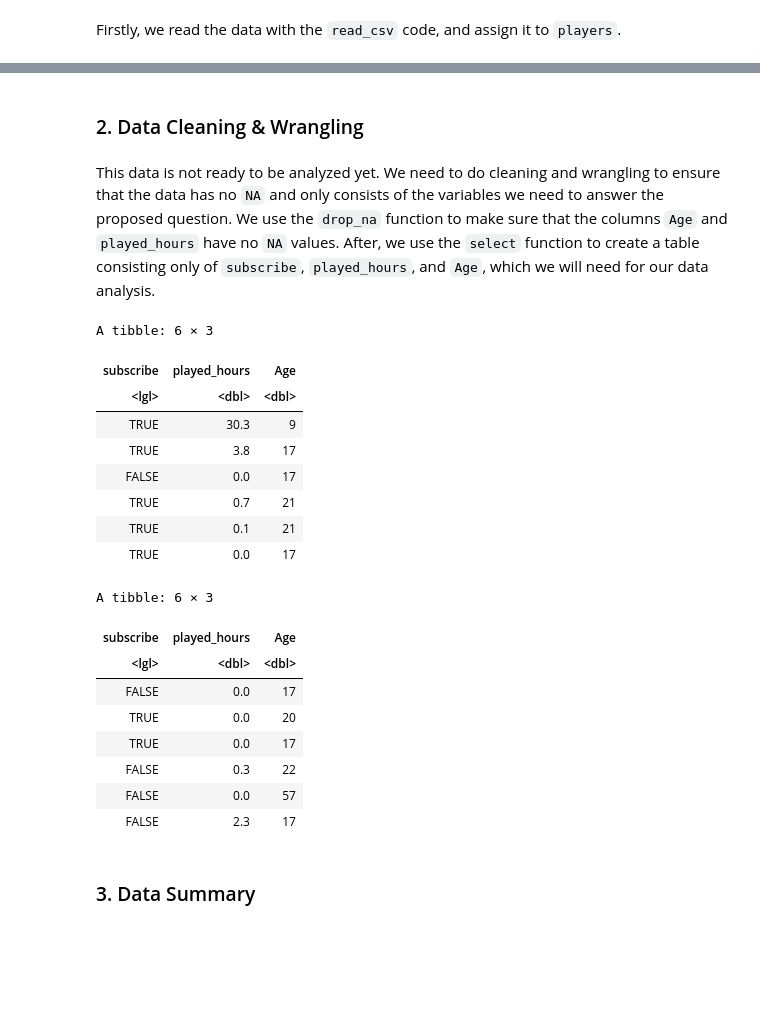
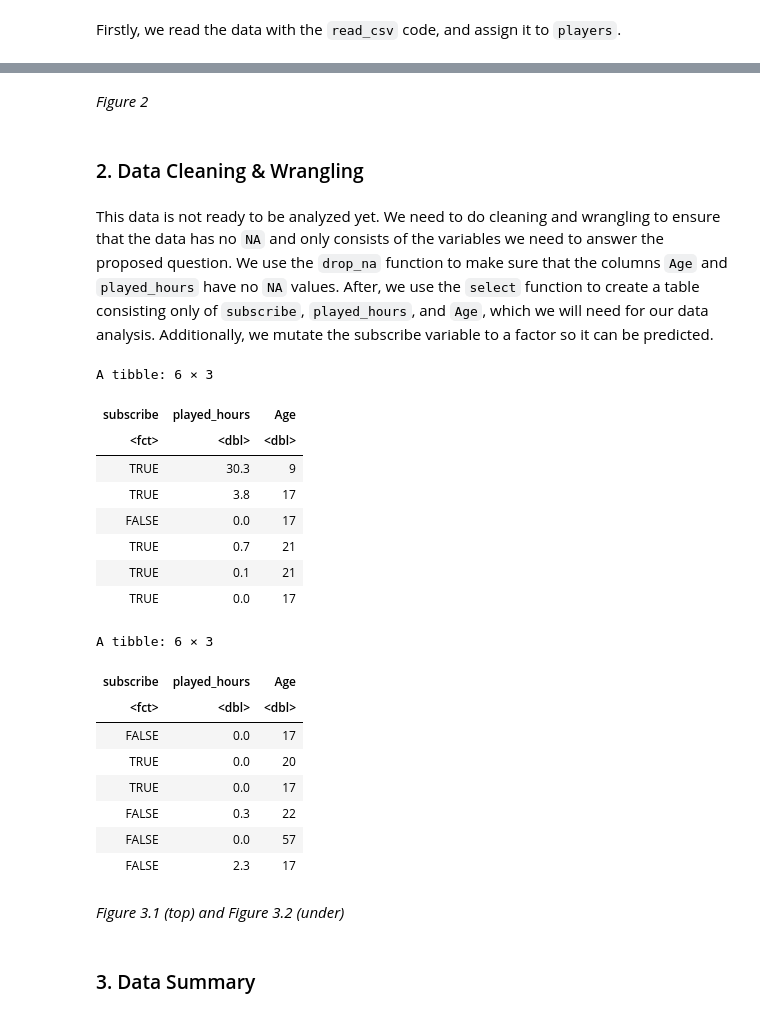
Before and after one commit to calebriggsby/DSCI100FinalProject, a Jupyter notebook: GROUP PROJECT.ipynb, the cells around one changed output, grey strips where cells are left out. Cells and saved outputs as stored; diff of their text form; code cells hidden in the pictures; blank space fills up the shorter version.

Commit message:
Completed data analysis

```diff
--- a/GROUP PROJECT.ipynb
+++ b/GROUP PROJECT.ipynb
@@ -69,21 +92,24 @@ A spec_tbl_df: 196 × 7
 | Amateur | FALSE | d572f391d452b76ea2d7e5e53a3d38bfd... | 0.0 | Dylan | Prefer not to say | 57 |
 | Amateur | FALSE | f19e136ddde68f365afc860c725ccff54... | 2.3 | Harlow | Male | 17 |
 | Pro | TRUE | d9473710057f7d42f36570f0be83817a4... | 0.2 | Ahmed | Other | NA |
+# %% [markdown]
+*Figure 2*
 # %% [markdown]
 ### 2. Data Cleaning & Wrangling
 # %% [markdown]
-This data is not ready to be analyzed yet. We need to do cleaning and wrangling to ensure that the data has no `NA` and only consists of the variables we need to answer the proposed question. We use the `drop_na` function to make sure that the columns `Age` and `played_hours` have no `NA` values. After, we use the `select` function to create a table consisting only of `subscribe`, `played_hours`, and `Age`, which we will need for our data analysis.
+This data is not ready to be analyzed yet. We need to do cleaning and wrangling to ensure that the data has no `NA` and only consists of the variables we need to answer the proposed question. We use the `drop_na` function to make sure that the columns `Age` and `played_hours` have no `NA` values. After, we use the `select` function to create a table consisting only of `subscribe`, `played_hours`, and `Age`, which we will need for our data analysis. Additionally, we mutate the subscribe variable to a factor so it can be predicted.
 # %%
 players_clean <- players |>
                 drop_na(Age, played_hours)|>
-                select(subscribe, played_hours, Age)
+                select(subscribe, played_hours, Age) |>
+                mutate(subscribe = as.factor(subscribe))
 
 head(players_clean)
 tail(players_clean)
 # %% [output]
 A tibble: 6 × 3
 | subscribe | played_hours | Age |
-| <lgl> | <dbl> | <dbl> |
+| <fct> | <dbl> | <dbl> |
 | TRUE | 30.3 | 9 |
 | TRUE | 3.8 | 17 |
 | FALSE | 0.0 | 17 |
@@ -92,13 +118,15 @@ A tibble: 6 × 3
 | TRUE | 0.0 | 17 |
 A tibble: 6 × 3
 | subscribe | played_hours | Age |
-| <lgl> | <dbl> | <dbl> |
+| <fct> | <dbl> | <dbl> |
 | FALSE | 0.0 | 17 |
 | TRUE | 0.0 | 20 |
 | TRUE | 0.0 | 17 |
 | FALSE | 0.3 | 22 |
 | FALSE | 0.0 | 57 |
 | FALSE | 2.3 | 17 |
+# %% [markdown]
+*Figure 3.1 (top) and Figure 3.2 (under)*
 # %% [markdown]
 ### 3. Data Summary
 # %% [markdown]
```
Also changed, not shown: parts of 20 cells of this notebook.
